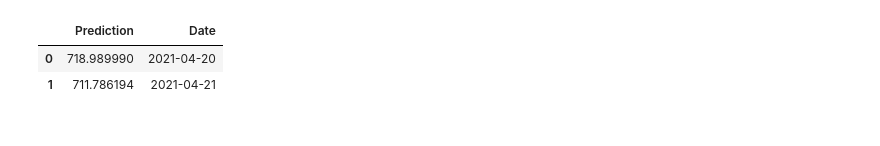
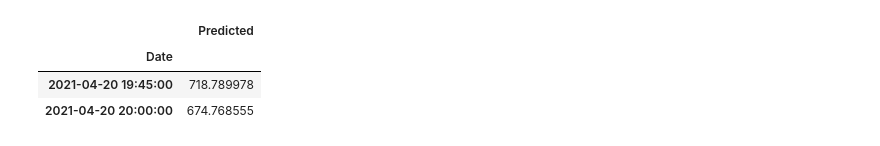
Before and after one commit to DataNinjasPro/Project_2, a Jupyter notebook: modelltsm.ipynb, the cells around one changed output. Cells and saved outputs as stored; diff of their text form; code cells hidden in the pictures.

```diff
--- a/modelltsm.ipynb
+++ b/modelltsm.ipynb
@@ -102,7 +80,7 @@ from tensorflow.keras.models import Sequential
 from tensorflow.keras.layers import LSTM, Dense, Dropout
 # %%
 model = Sequential()
-number_units = 5
+number_units = 20
 dropout_fraction = 0.2
 
 # Layer 1
@@ -143,6 +121,6 @@ Trainable params: 8,341
 Non-trainable params: 0
 _________________________________________________________________
 # %%
-model.fit(X_train, y_train, epochs=2, shuffle=False, batch_size=1, verbose=1)
+model_1=model.fit(X_train, y_train, epochs=2, shuffle=False, batch_size=1, verbose=1)
 # %% [output]
 Epoch 1/2
@@ -183,7 +168,7 @@ stocks.plot(title = "Aint worth shit. But damn. Ain't it pretty", figsize = (30,
 # %%
 df.reset_index(inplace = True)
 # %%
-df = df[['Date','Close']]
+df = df[['Datetime','Close']]
 df.columns = ['Date','Close']
 df.tail()
 # %% [output]
@@ -196,6 +181,6 @@ df.tail()
 # %%
 close_data = df.Close.values.reshape((-1))
-look_back = 30
+look_back = 5
 def predict(num_prediction, model):
     prediction_list = close_data[-look_back:]
 
@@ -211,7 +196,7 @@ def predict(num_prediction, model):
     return prediction_list
 def predict_dates(num_prediction):
     last_date = df['Date'].values[-1]
-    prediction_dates = pd.date_range(last_date, periods=num_prediction+1).tolist()
+    prediction_dates = pd.date_range(last_date, periods=num_prediction+1,freq='15min').tolist()
     return prediction_dates
 
 num_prediction = 1
@@ -220,7 +207,8 @@ forecast_dates = predict_dates(num_prediction)
 # %%
-prediction = pd.DataFrame({"Prediction":forecast, "Date":forecast_dates})
-prediction
+prediction = pd.DataFrame({"Predicted":forecast, "Date":forecast_dates})
+prediction.set_index('Date')
 # %% [output]
-|  | Prediction | Date |
-| 0 | 718.989990 | 2021-04-20 |
-| 1 | 711.786194 | 2021-04-21 |
+|  | Predicted |
+| Date |  |
+| 2021-04-20 19:45:00 | 718.789978 |
+| 2021-04-20 20:00:00 | 674.768555 |
```
Also changed, not shown: parts of 17 cells of this notebook, 2 other files.
